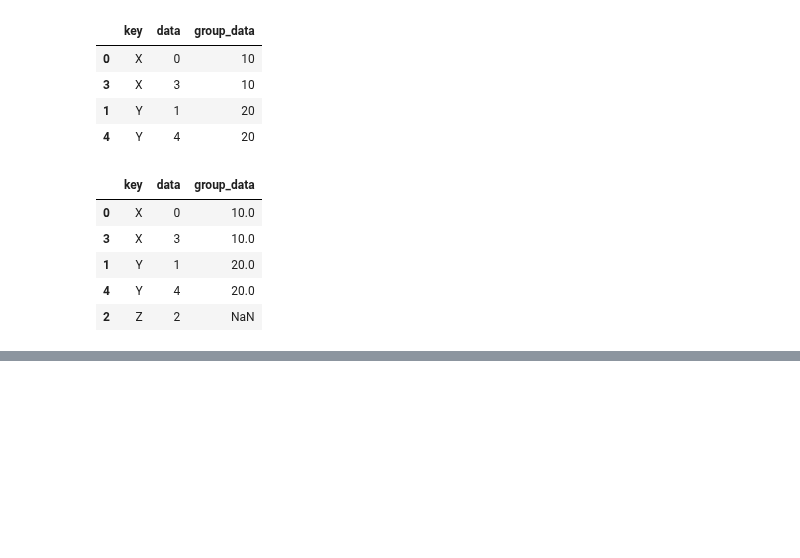
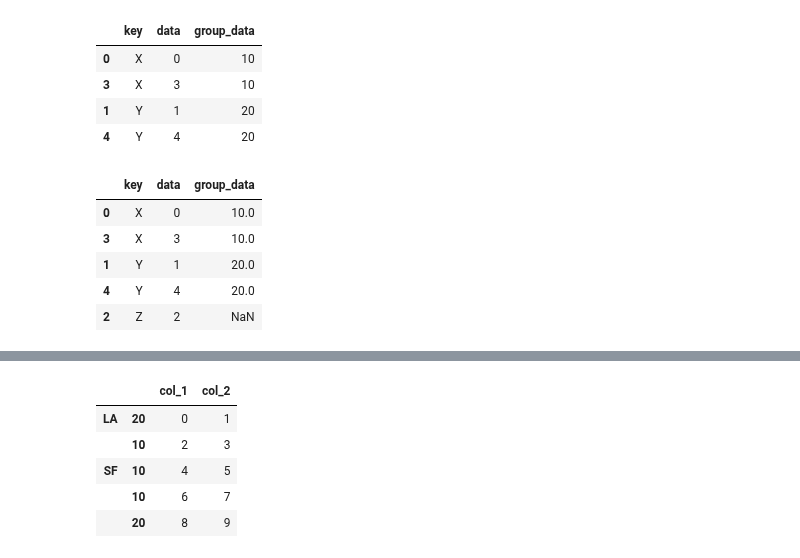
Before and after one commit to largekind/DataScience, a Jupyter notebook: DataFix.ipynb, the cells around one changed output, grey strips where cells are left out. Drawn from its saved outputs; the diff is of its cells as text; code cells hidden in the pictures; blank space fills up the shorter version.

```diff
--- a/DataFix.ipynb
+++ b/DataFix.ipynb
@@ -175,0 +194,9 @@ pd.merge(df_left,df_right,left_on='key',right_index=True, how="outer")
+# %%
+df_right_hr
+# %% [output]
+|  |  | col_1 | col_2 |
+| LA | 20 | 0 | 1 |
+|  | 10 | 2 | 3 |
+| SF | 10 | 4 | 5 |
+|  | 10 | 6 | 7 |
+|  | 20 | 8 | 9 |
```
Also changed, not shown: parts of 4 cells of this notebook.
